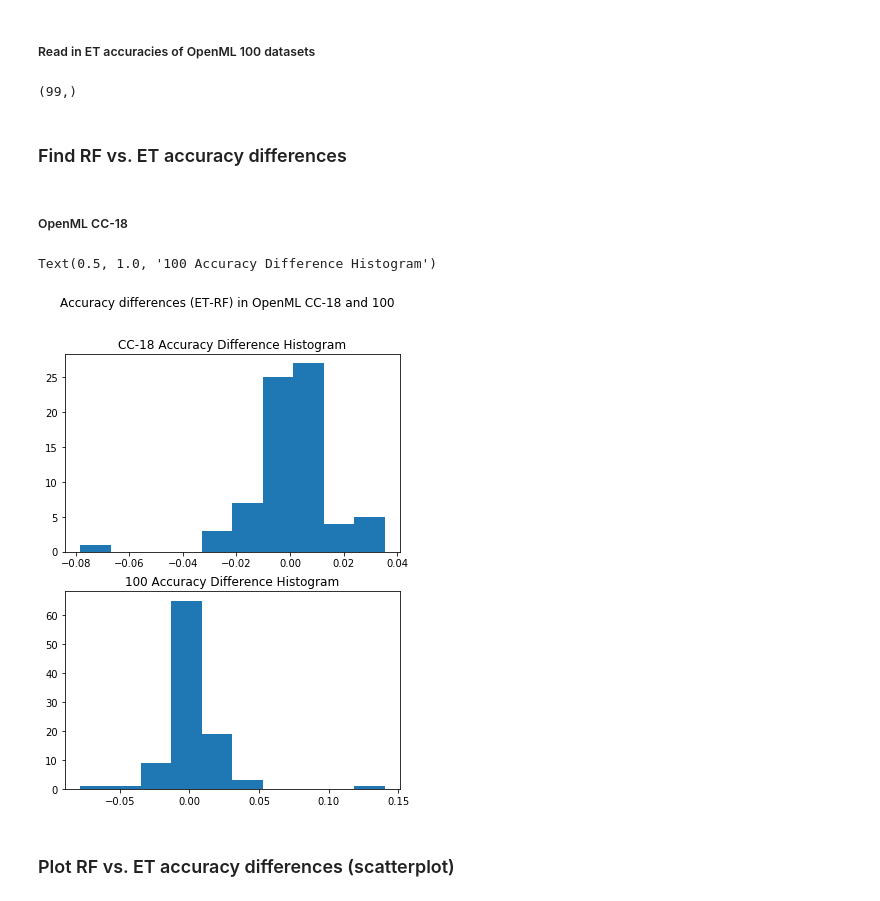
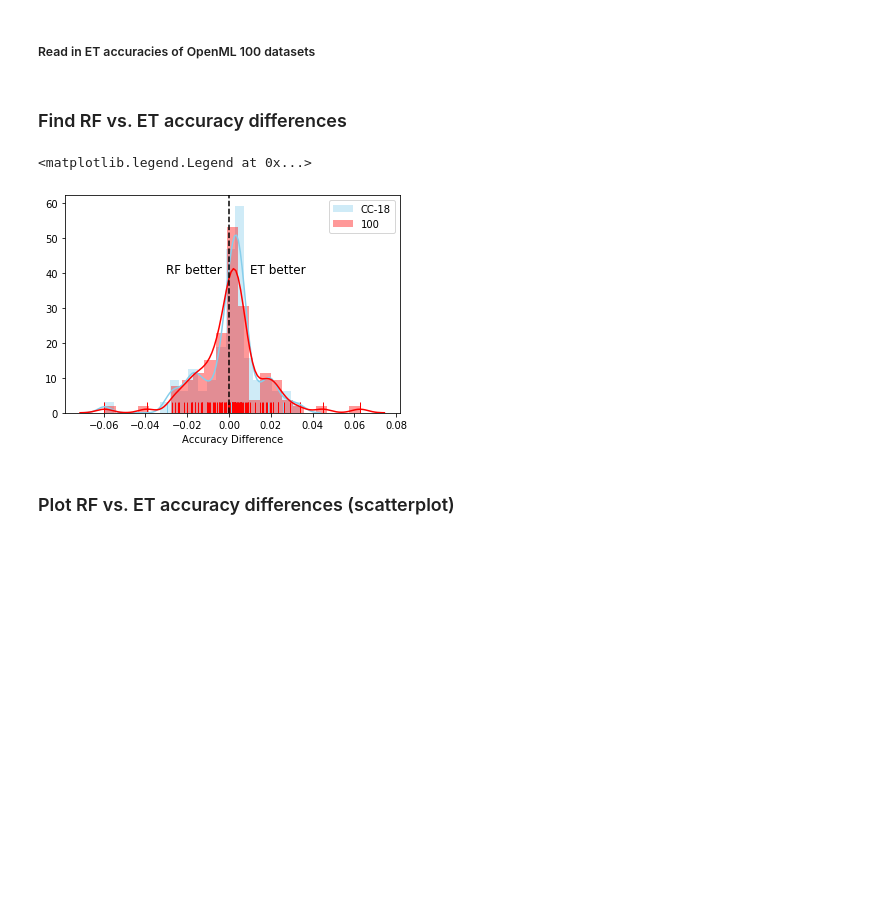
Before and after one commit to NeuroDataDesign/scikit-learn, a Jupyter notebook: benchmarks/RandomForest_ExtraTrees_Compare_Tutorial.ipynb, the cells around one changed output. Saved outputs shown, nothing was run; the diff lists cells and outputs as text; code cells hidden in the pictures; blank space fills up the shorter version.

```diff
--- a/benchmarks/RandomForest_ExtraTrees_Compare_Tutorial.ipynb
+++ b/benchmarks/RandomForest_ExtraTrees_Compare_Tutorial.ipynb
@@ -198,20 +148,2 @@ print(np.shape(ET_accuracy_CC18))
 # %% [markdown]
 ##### Read in ET accuracies of OpenML 100 datasets
-# %%
-acc_ET_100 = open('ET_accuracies_100_21020.txt','r')
-
-ET_taskID_100 = []
-ET_name_100 = []
-ET_accuracy_100 = []
-ET_time_100 = []
-
-for line in acc_ET_100:
-    fields = line.split(',')
-    ET_taskID_100.append(fields[0])
-    ET_name_100.append(fields[1])
-    ET_accuracy_100.append(float(fields[2]))
-    ET_time_100.append(fields[3])
-
-print(np.shape(ET_accuracy_100))
-# %% [output]
-(99,)
@@ -218,27 +152,29 @@ print(np.shape(ET_accuracy_100))
 # %% [markdown]
 ### Find RF vs. ET accuracy differences
-# %% [markdown]
-##### OpenML CC-18
-# %%
-acc_diffs_CC18 = []
-
-for i in range(len(ET_accuracy_CC18)):
-    acc_diffs_CC18.append(ET_accuracy_CC18[i]-RF_accuracy_CC18[i])
-
-acc_diffs_100 = []
-
-for i in range(len(ET_accuracy_100)):
-    acc_diffs_100.append(ET_accuracy_100[i]-RF_accuracy_100[i])
-
-fig, (hist_CC18, hist_100) = plt.subplots(2, figsize=(6, 8))
-fig.suptitle('Accuracy differences (ET-RF) in OpenML CC-18 and 100')
-hist_CC18.hist(acc_diffs_CC18)
-hist_CC18.set_title('CC-18 Accuracy Difference Histogram')
-hist_100.hist(acc_diffs_100)
-hist_100.set_title('100 Accuracy Difference Histogram')
-# %% [output]
-Text(0.5, 1.0, '100 Accuracy Difference Histogram')
-[figure, removed]
+# %%
+# collect accuracy differences (ET-RF) for each dataset in OpenML CC-18
+acc_diffs_CC18 = []
+
+for i in range(len(ET_accuracy_CC18)):
+    acc_diffs_CC18.append(ET_accuracy_CC18[i]-RF_accuracy_CC18[i])
+
+# collect accuracy differences (ET-RF) for each dataset in OpenML 100
+acc_diffs_100 = []
+
+for i in range(len(ET_accuracy_100)):
+    acc_diffs_100.append(ET_accuracy_100[i]-RF_accuracy_100[i])
+
+# plot histogram of difference values
+sns.distplot(acc_diffs_CC18, color = "skyblue", label = "CC-18", rug = True)
+sns.distplot(acc_diffs_100, color = "red", label = "100", rug = True)
+plt.axvline(x = 0, color = 'k', linestyle = "--")
+plt.text(0.01, 40, "ET better", fontsize=12)
+plt.text(-0.03, 40, "RF better", fontsize=12)
+plt.xlabel('Accuracy Difference')
+plt.legend()
+# %% [output]
+<matplotlib.legend.Legend at 0x...>
+[figure, added]
 # %% [markdown]
 ### Plot RF vs. ET accuracy differences (scatterplot)
 # %% [markdown]
```
Also changed, not shown: parts of 56 cells of this notebook, 8 other files.
